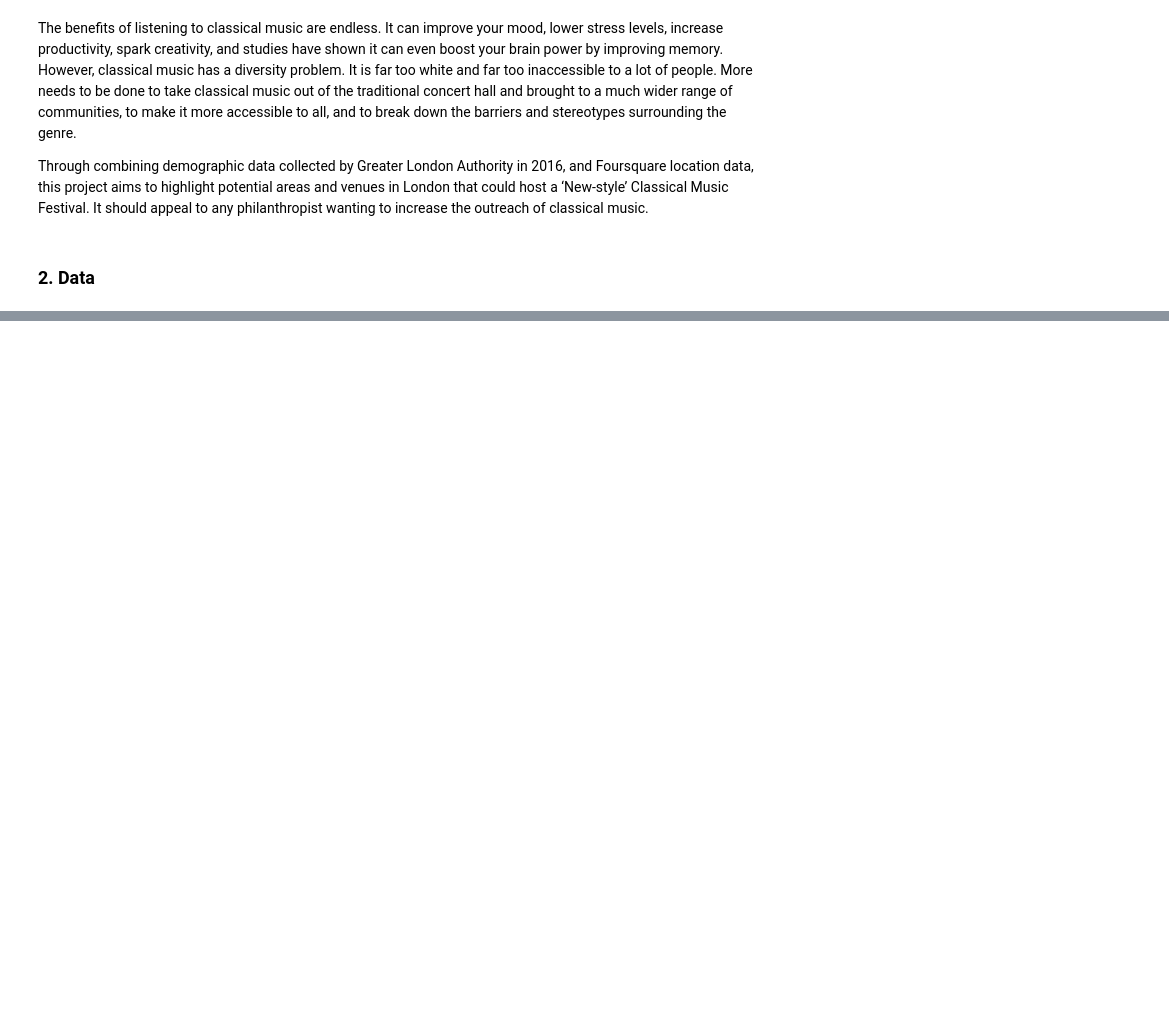
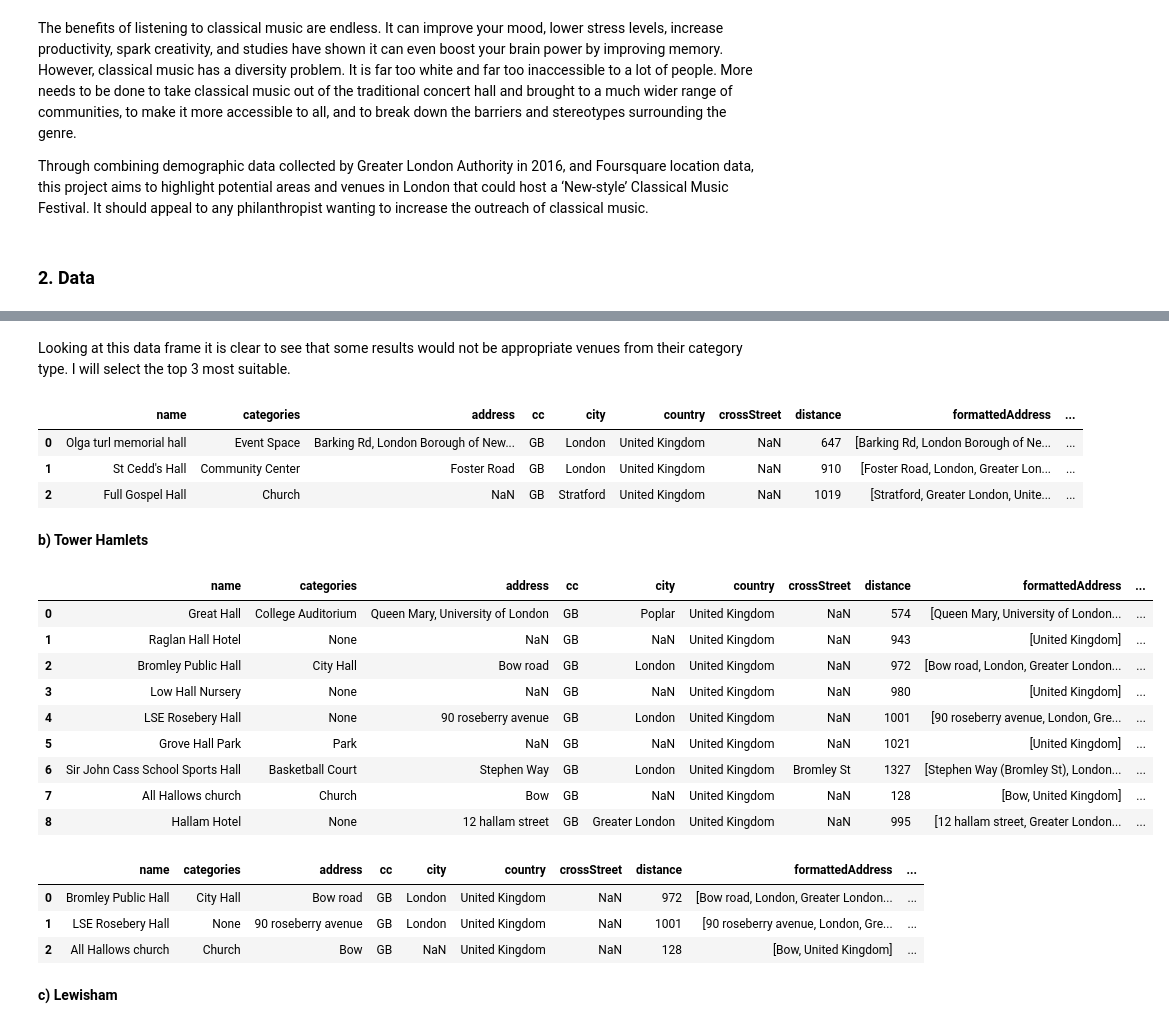
Before and after one commit to LLBaldwin/Coursera_Capstone, a Jupyter notebook: A 'New-style' Classical Music Festival.ipynb, the cells around one changed output, grey strips where cells are left out. Drawn from its saved outputs; the diff is of its cells as text; code cells hidden in the pictures; blank space fills up the shorter version.

```diff
--- a/A 'New-style' Classical Music Festival.ipynb
+++ b/A 'New-style' Classical Music Festival.ipynb
@@ -27,0 +131,10 @@ Cleaned and formatted data frame head of Kaggle data set:
+# %%
+#rename columns
+df2.rename(columns={'GLA Population Estimate 2016':'Population', 'Average Age, 2016':'Average Age', 'Proportion of population of working-age, 2016':'% working-age',
+                    'Proportion of population aged 65 and over, 2016':'% 65+', '% of population from BAME groups (2016)': '% BAME', 'Gross Annual Pay, (2015)':'Gross Annual Pay (2015) £'}, inplace=True)
+
+#set 'Area Name' as index for easier locating of rows
+df2.set_index('Area name', inplace =True)
+
+#print head of cleaned dataframe
+df2.head()
@@ -27,0 +280,11 @@ Cleaned and formatted data frame head of Kaggle data set:
+# %%
+Newham_lat = df3.loc['Newham','latitude']
+Newham_long = df3.loc['Newham','longitude']
+
+search_query = 'hall'
+radius = 1000
+LIMIT = 50
+url = 'https://api.foursquare.com/v2/venues/search?client_id={}&client_secret={}&ll={},{}&v={}&query={}&radius={}&limit={}'.format(
+    CLIENT_ID, CLIENT_SECRET, Newham_lat, Newham_long, VERSION, search_query, radius, LIMIT)
+results = requests.get(url).json()
+venues = results['response']['venues']
@@ -27,0 +326,2 @@ Cleaned and formatted data frame head of Kaggle data set:
+# %% [markdown]
+Looking at this data frame it is clear to see that some results would not be appropriate venues from their category type. I will select the top 3 most suitable.
@@ -27,0 +332,42 @@ Cleaned and formatted data frame head of Kaggle data set:
+# %%
+Newham_filtered
+# %% [output]
+|  | name | categories | address | cc | city | country | crossStreet | distance | formattedAddress | ... |
+| 0 | Olga turl memorial hall | Event Space | Barking Rd, London Borough of New... | GB | London | United Kingdom | NaN | 647 | [Barking Rd, London Borough of Ne... | ... |
+| 1 | St Cedd's Hall | Community Center | Foster Road | GB | London | United Kingdom | NaN | 910 | [Foster Road, London, Greater Lon... | ... |
+| 2 | Full Gospel Hall | Church | NaN | GB | Stratford | United Kingdom | NaN | 1019 | [Stratford, Greater London, Unite... | ... |
+# %% [markdown]
+**b) Tower Hamlets**
+# %%
+TowerHamlets_lat = df3.loc['Tower Hamlets','latitude']
+TowerHamlets_long = df3.loc['Tower Hamlets','longitude']
+url = 'https://api.foursquare.com/v2/venues/search?client_id={}&client_secret={}&ll={},{}&v={}&query={}&radius={}&limit={}'.format(
+    CLIENT_ID, CLIENT_SECRET, TowerHamlets_lat, TowerHamlets_long, VERSION, search_query, radius, LIMIT)
+results = requests.get(url).json()
+venues = results['response']['venues']
+# %%
+# tranform venues into a dataframe
+TowerHamlets_df = json_normalize(venues)
+
+#keep only columns that include venue name, and anything that is associated with location
+filtered_columns = ['name', 'categories'] + [col for col in TowerHamlets_df.columns if col.startswith('location.')] + ['id']
+TowerHamlets_filtered = TowerHamlets_df.loc[:, filtered_columns]
+
+# filter the category for each row
+TowerHamlets_filtered['categories'] = TowerHamlets_filtered.apply(get_category_type, axis=1)
+
+# clean column names by keeping only last term
+TowerHamlets_filtered.columns = [column.split('.')[-1] for column in TowerHamlets_filtered.columns]
+
+TowerHamlets_filtered
+# %% [output]
+|  | name | categories | address | cc | city | country | crossStreet | distance | formattedAddress | ... |
+| 0 | Great Hall | College Auditorium | Queen Mary, University of London | GB | Poplar | United Kingdom | NaN | 574 | [Queen Mary, University of London... | ... |
+| 1 | Raglan Hall Hotel | None | NaN | GB | NaN | United Kingdom | NaN | 943 | [United Kingdom] | ... |
+| 2 | Bromley Public Hall | City Hall | Bow road | GB | London | United Kingdom | NaN | 972 | [Bow road, London, Greater London... | ... |
+| 3 | Low Hall Nursery | None | NaN | GB | NaN | United Kingdom | NaN | 980 | [United Kingdom] | ... |
+| 4 | LSE Rosebery Hall | None | 90 roseberry avenue | GB | London | United Kingdom | NaN | 1001 | [90 roseberry avenue, London, Gre... | ... |
+| 5 | Grove Hall Park | Park | NaN | GB | NaN | United Kingdom | NaN | 1021 | [United Kingdom] | ... |
+| 6 | Sir John Cass School Sports Hall | Basketball Court | Stephen Way | GB | London | United Kingdom | Bromley St | 1327 | [Stephen Way (Bromley St), London... | ... |
+| 7 | All Hallows church | Church | Bow | GB | NaN | United Kingdom | NaN | 128 | [Bow, United Kingdom] | ... |
+| 8 | Hallam Hotel | None | 12 hallam street | GB | Greater London | United Kingdom | NaN | 995 | [12 hallam street, Greater London... | ... |
@@ -27,0 +378,9 @@ Cleaned and formatted data frame head of Kaggle data set:
+# %%
+TowerHamlets_filtered
+# %% [output]
+|  | name | categories | address | cc | city | country | crossStreet | distance | formattedAddress | ... |
+| 0 | Bromley Public Hall | City Hall | Bow road | GB | London | United Kingdom | NaN | 972 | [Bow road, London, Greater London... | ... |
+| 1 | LSE Rosebery Hall | None | 90 roseberry avenue | GB | London | United Kingdom | NaN | 1001 | [90 roseberry avenue, London, Gre... | ... |
+| 2 | All Hallows church | Church | Bow | GB | NaN | United Kingdom | NaN | 128 | [Bow, United Kingdom] | ... |
+# %% [markdown]
+**c) Lewisham**
```
Also changed, not shown: parts of 54 cells of this notebook.
